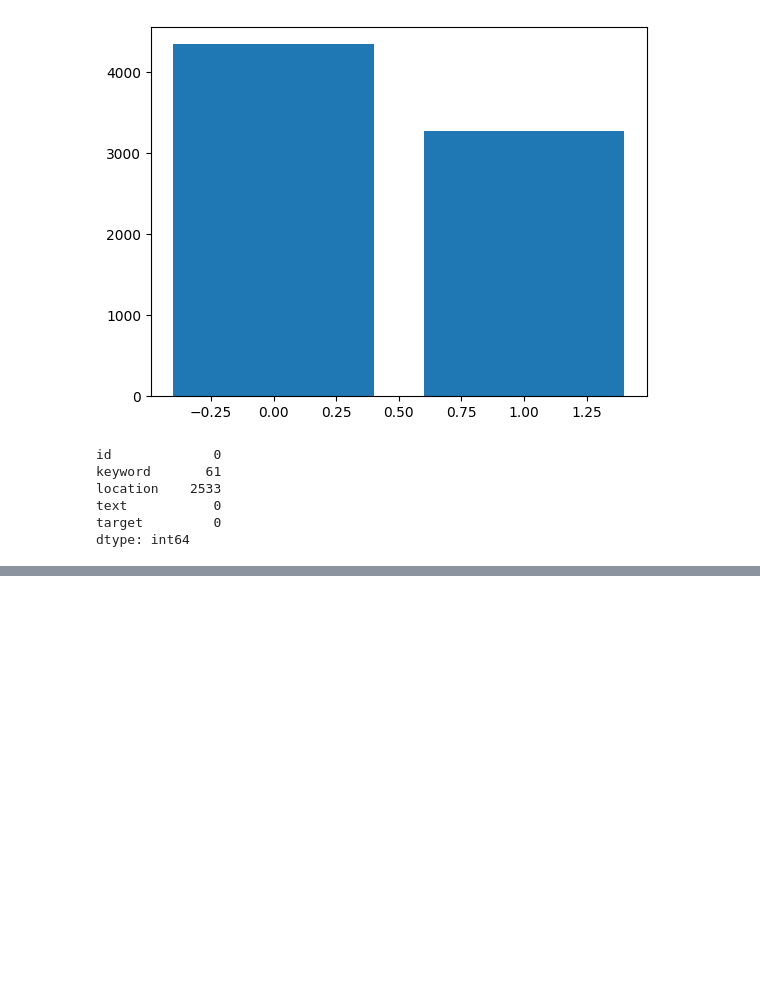
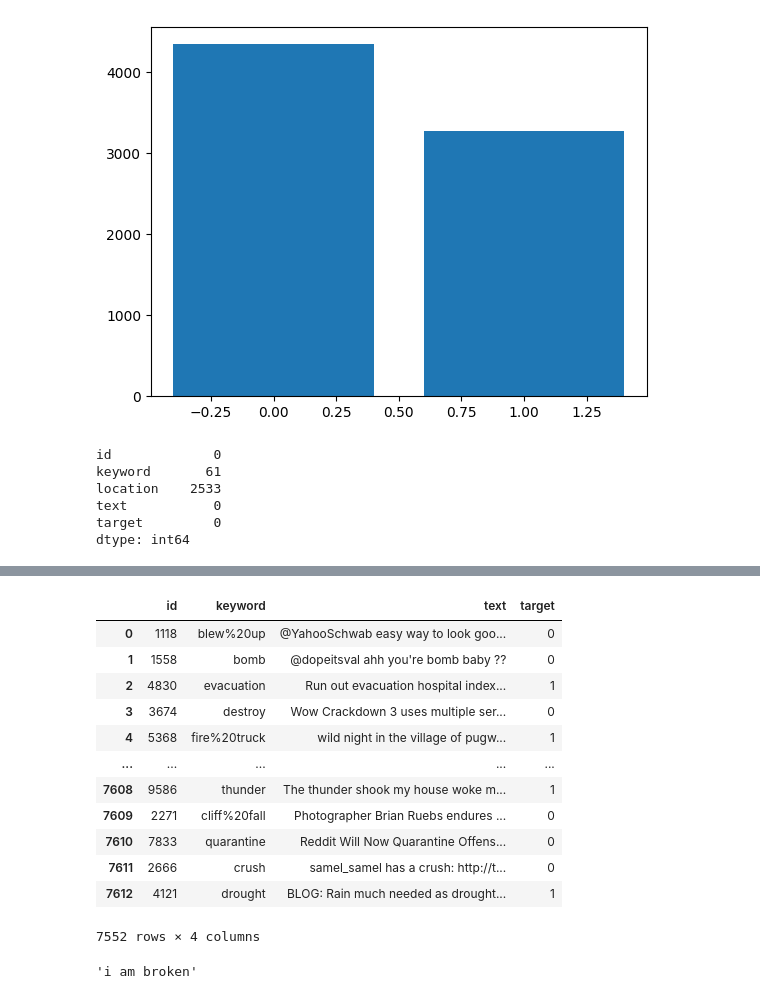
Before and after one commit to victorcoelh/kaggle-projects, a Jupyter notebook: tweets/tweets.ipynb, the cells around one changed output, grey strips where cells are left out. Drawn from its saved outputs; the diff is of its cells as text; code cells hidden in the pictures; blank space fills up the shorter version.

```diff
--- a/tweets/tweets.ipynb
+++ b/tweets/tweets.ipynb
@@ -89,0 +126,22 @@ dtype: int64
+# %%
+df = df.drop("location", axis=1)
+df = df.dropna()
+df
+# %% [output]
+|  | id | keyword | text | target |
+| 0 | 1118 | blew%20up | @YahooSchwab easy way to look goo... | 0 |
+| 1 | 1558 | bomb | @dopeitsval ahh you're bomb baby ?? | 0 |
+| 2 | 4830 | evacuation | Run out evacuation hospital index... | 1 |
+| 3 | 3674 | destroy | Wow Crackdown 3 uses multiple ser... | 0 |
+| 4 | 5368 | fire%20truck | wild night in the village of pugw... | 1 |
+| ... | ... | ... | ... | ... |
+| 7608 | 9586 | thunder | The thunder shook my house woke m... | 1 |
+| 7609 | 2271 | cliff%20fall | Photographer Brian Ruebs endures ... | 0 |
+| 7610 | 7833 | quarantine | Reddit Will Now Quarantine Offens... | 0 |
+| 7611 | 2666 | crush | samel_samel has a crush: http://t... | 0 |
+| 7612 | 4121 | drought | BLOG: Rain much needed as drought... | 1 |
+7552 rows × 4 columns
+# %%
+contractions.fix("i'm broken")
+# %% [output]
+'i am broken'
```
Also changed, not shown: parts of 33 cells of this notebook.
